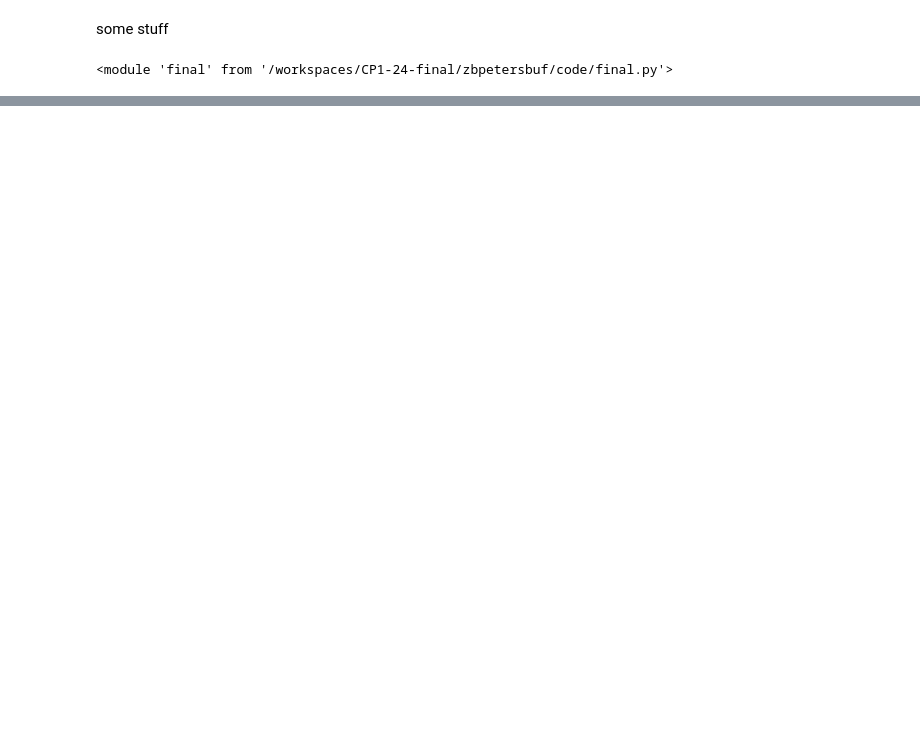
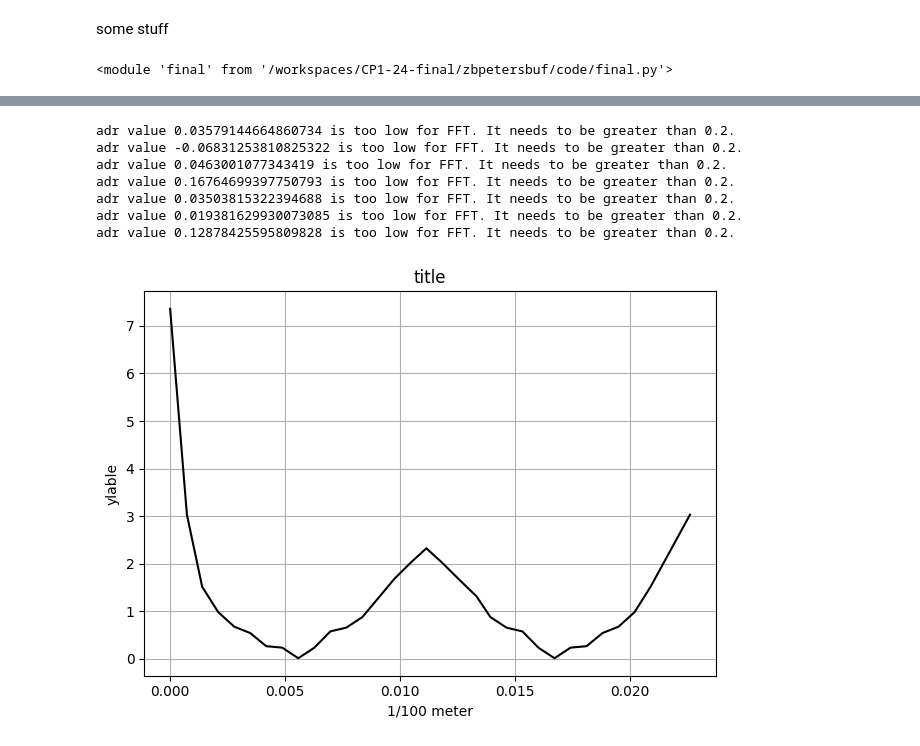
Before and after one commit to zbpetersbuf/CP1-24-final, a Jupyter notebook: zbpetersbuf/documentation/final.ipynb, the cells around one changed output, grey strips where cells are left out. Cells and saved outputs as stored; diff of their text form; code cells hidden in the pictures; blank space fills up the shorter version.

```diff
--- a/zbpetersbuf/documentation/final.ipynb
+++ b/zbpetersbuf/documentation/final.ipynb
@@ -84,0 +105,40 @@ fin.filenamelister('4_sinewalk')
+# %%
+plt.figure()
+
+compfft = []
+compfreq = []
+for i in range(20):
+    if i not in [10, 16]:
+        file = files[i]
+        _, ynew, x, adj, tim = fin.funfit(file)
+        fft = fin.fftfinding(ynew, adj, tim, 0.2)
+        freq = fin.freqfinder(x)
+
+        if fft is not None:
+
+            newfft, newfreq = fin.filteredfreq(np.abs(fft),freq,0.7,0.01)
+            compfft.append(newfft)
+            compfreq.append(newfreq)
+
+asdf = np.array(compfreq)
+asdf2 = np.array(compfft)
+
+xax = fin.sumfunk(asdf)
+newfft2 = fin.sumfunk(asdf2)
+
+plt.plot(xax, fin.inv_fft(newfft2,True), color='black')
+
+plt.title('title')
+plt.xlabel('1/100 meter')
+plt.ylabel('ylable')
+plt.tight_layout()
+plt.grid()
+# %% [output]
+adr value 0.03579144664860734 is too low for FFT. It needs to be greater than 0.2.
+adr value -0.06831253810825322 is too low for FFT. It needs to be greater than 0.2.
+adr value 0.0463001077343419 is too low for FFT. It needs to be greater than 0.2.
+adr value 0.16764699397750793 is too low for FFT. It needs to be greater than 0.2.
+adr value 0.03503815322394688 is too low for FFT. It needs to be greater than 0.2.
+adr value 0.019381629930073085 is too low for FFT. It needs to be greater than 0.2.
+adr value 0.12878425595809828 is too low for FFT. It needs to be greater than 0.2.
+[figure, added]
```
Also changed, not shown: parts of 6 cells of this notebook, 1 other file.
